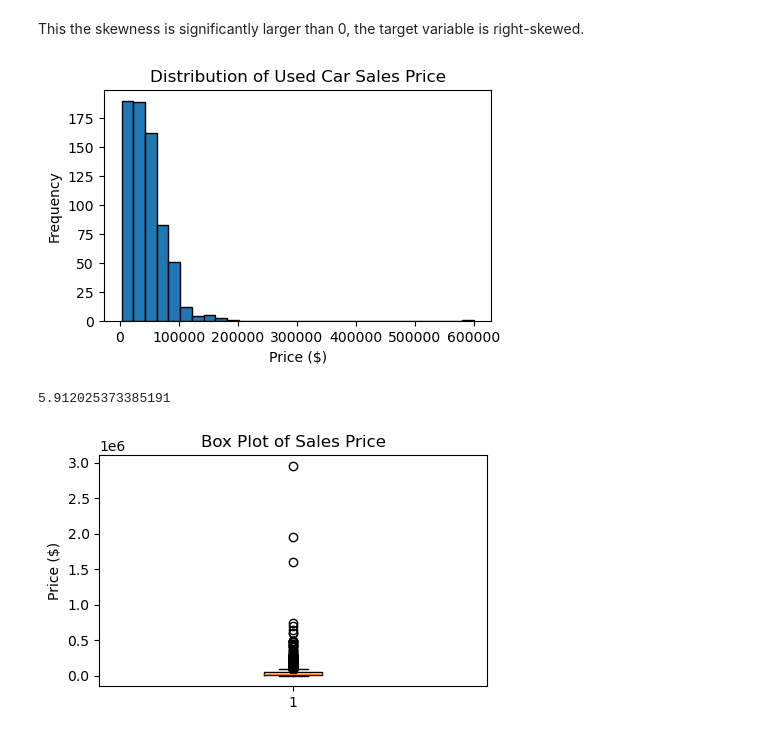
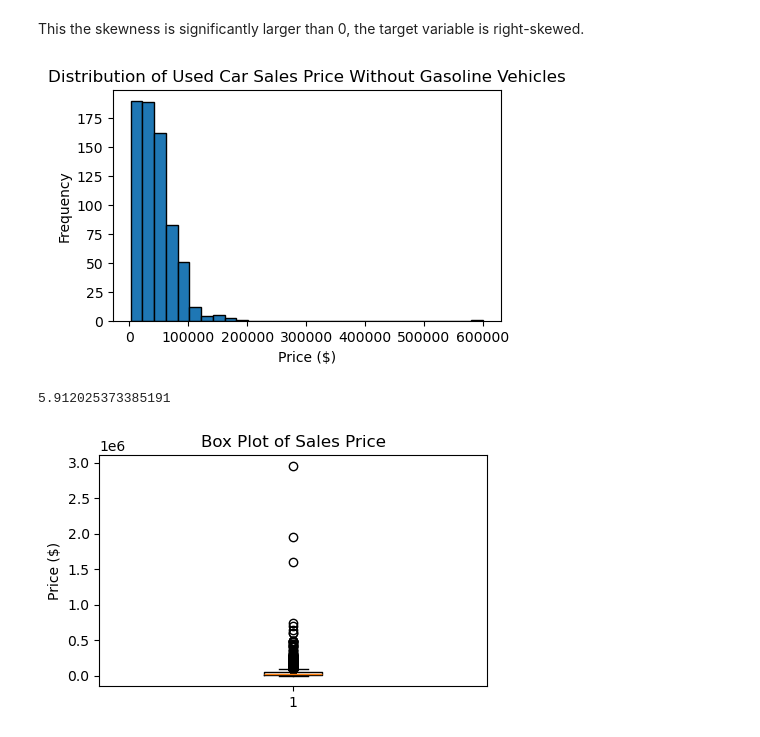
Before and after one commit to lshiyu4210/used_car_price_prediction, a Jupyter notebook: src/cleaning_EDA.ipynb, the cells around one changed output. Saved outputs shown, nothing was run; the diff lists cells and outputs as text; code cells hidden in the pictures.

```diff
--- a/src/cleaning_EDA.ipynb
+++ b/src/cleaning_EDA.ipynb
@@ -211,16 +213,17 @@ This the skewness is significantly larger than 0, the target variable is right-s
 # %%
 # Histogram of sales_price
 used_car_no_gasoline = used_car[used_car['fuel_type'] != 'Gasoline']
 plt.figure(figsize=(5,3))
 plt.hist(used_car_no_gasoline['price'], bins=30, edgecolor='black')
-plt.title("Distribution of Used Car Sales Price")
+plt.title("Distribution of Used Car Sales Price Without Gasoline Vehicles")
 plt.xlabel("Price ($)")
 plt.ylabel("Frequency")
+plt.savefig('../figures/car_price_bar_no_gas.png', format='png', dpi=300)
 plt.show()
 
 print(used_car_no_gasoline['price'].skew())
 # %% [output]
-[figure, old version]
+[figure, new version]
 5.912025373385191
 # %%
 # Boxplot of sales_price
```
Also changed, not shown: parts of 11 cells of this notebook, 12 other files.
